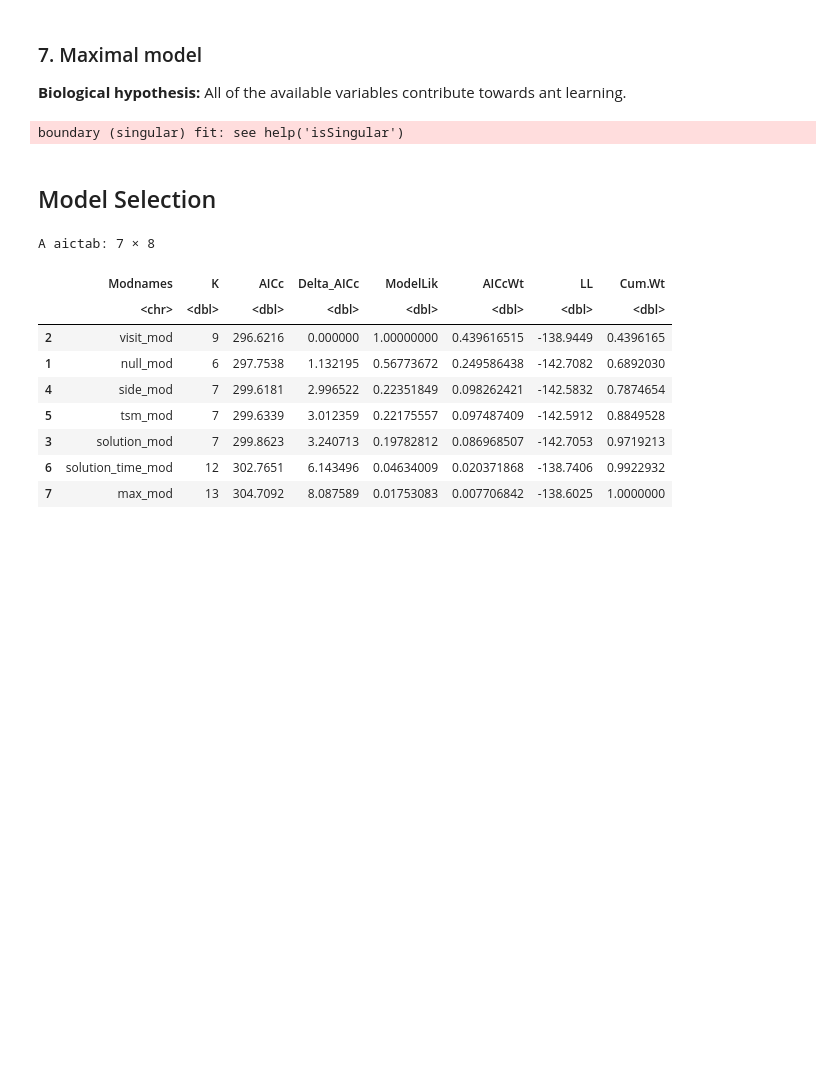
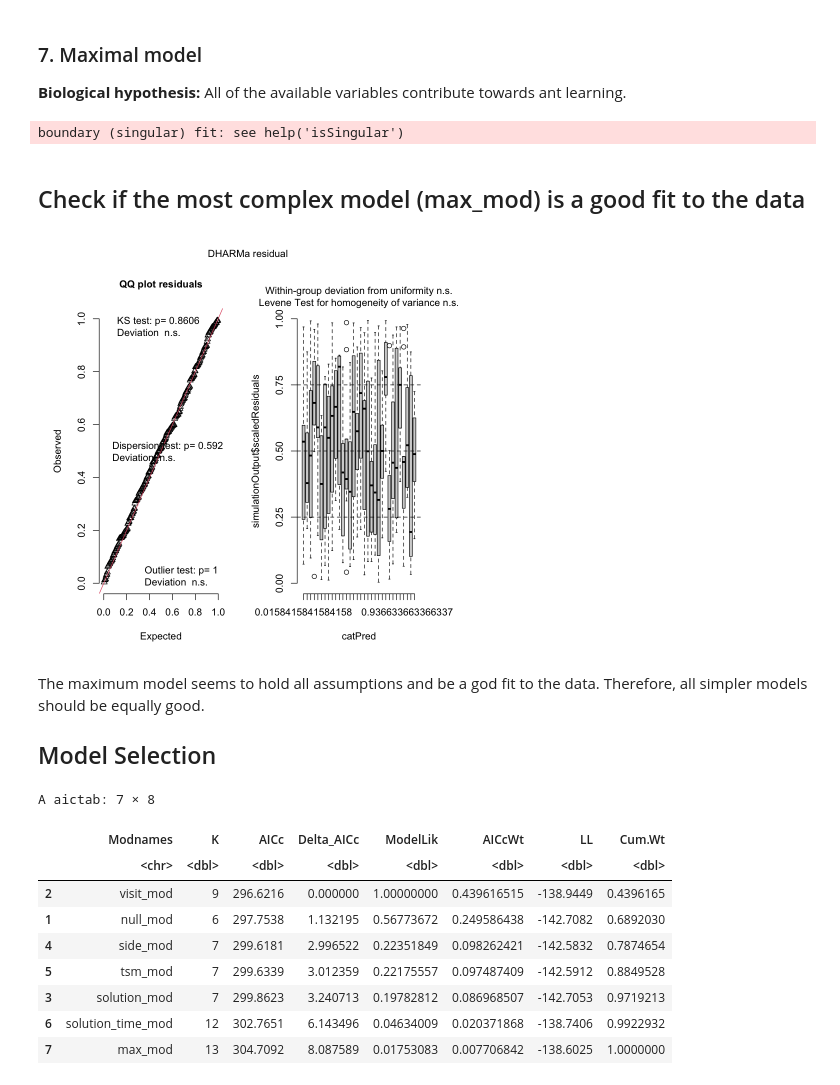
Before and after one commit to ACElab-UR/ACEBook, a Jupyter notebook: _sources/Taurine_MK01.ipynb, the cells around one changed output. Cells and saved outputs as stored; diff of their text form; code cells hidden in the pictures; blank space fills up the shorter version.

```diff
--- a/_sources/Taurine_MK01.ipynb
+++ b/_sources/Taurine_MK01.ipynb
@@ -152,7 +152,15 @@ boundary (singular) fit: see help('isSingular')
 max_mod = glmer(Final_Binary ~ Solution + Visit + TSM_Bin + Reward_Side + Solution:TSM_Bin + (1|Collection_Date) + (Starvation_Period|Colony_ID) + (1|Ant_ID), data = ELP, family = "binomial", glmerControl(optimizer = "bobyqa", optCtrl = list(maxfun = 1000000000)))
 # %% [output]
 boundary (singular) fit: see help('isSingular')
+# %% [markdown]
+## Check if the most complex model (max_mod) is a good fit to the data
+# %%
+simres = simulateResiduals(max_mod)
+plot(simres, asFactor = T)
+# %% [output]
+[figure, added]
 # %% [markdown]
+The maximum model seems to hold all assumptions and be a god fit to the data. Therefore, all simpler models should be equally good.
 ## Model Selection
 # %%
 cand_models = list("null_mod" = null_mod,
```
Also changed, not shown: 57 other files.
